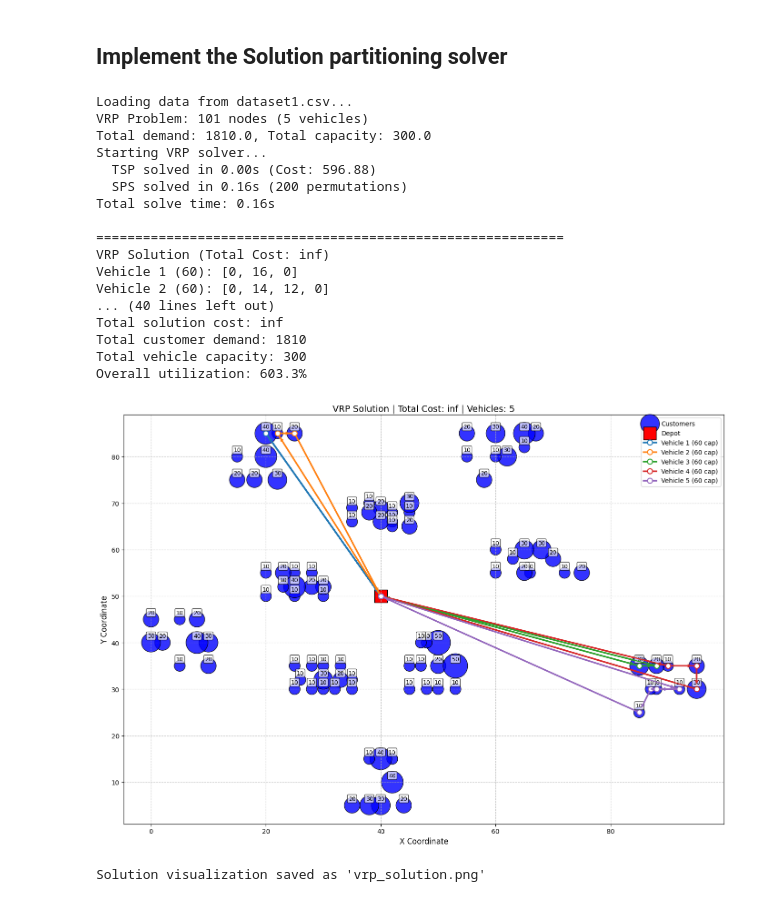
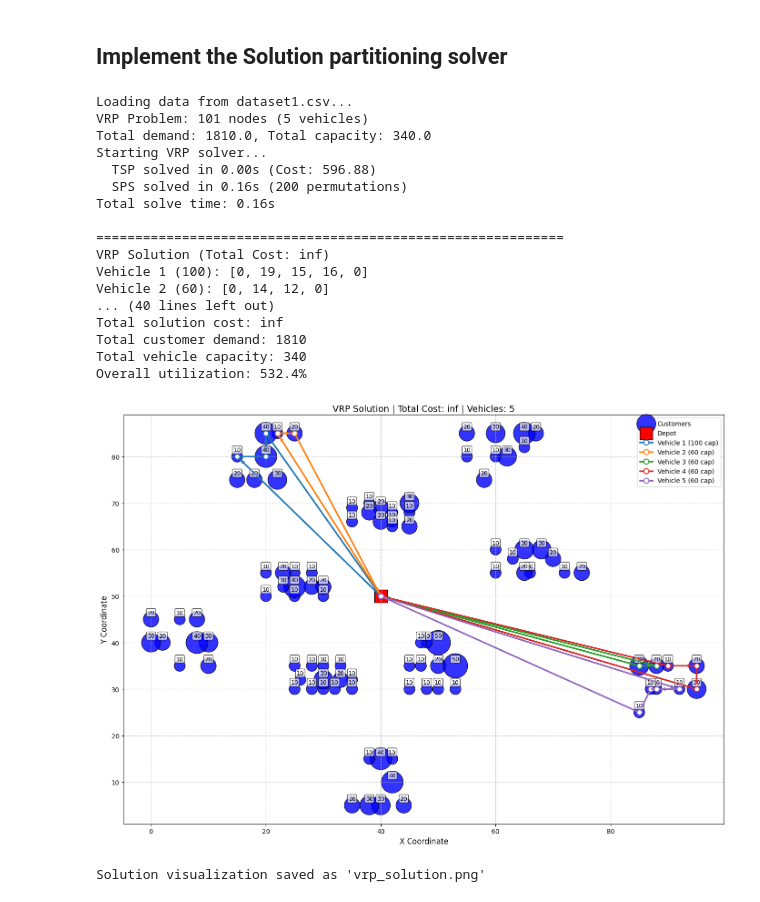
Before and after one commit to mohammadabidhafiz1294/VRP-project-work, a Jupyter notebook: SPSolver-impel.ipynb, the cells around one changed output. Cells and saved outputs as stored; diff of their text form; code cells hidden in the pictures.

Commit message:
Update vrp_solution.png with revised visual representation of the VRP solution

```diff
--- a/SPSolver-impel.ipynb
+++ b/SPSolver-impel.ipynb
@@ -119,7 +119,7 @@ from scipy.spatial.distance import pdist, squareform
 if __name__ == "__main__":
     # Configuration
     CSV_PATH = "dataset1.csv"  # Update with your CSV file path
-    VEHICLE_CAPACITIES = [60, 60, 60, 60, 60]  # Vehicle capacities
+    VEHICLE_CAPACITIES = [100, 60, 60, 60, 60]  # Vehicle capacities
     coords, dist_matrix, demands = load_data_from_csv(CSV_PATH)
     problem = VRPProblem(
                         coords=coords,
@@ -151,36 +151,36 @@ if __name__ == "__main__":
 
             print(f"Vehicle {i+1} ({problem.capacities[i]} capacity):")
             print(f"  Customers: {len(route)-2}")
             print(f"  Total demand: {demand} ({utilization:.1f}% utilization)")
             print(f"  Route cost: {cost:.2f}")
             print(f"  Route: {route}")
             print("-"*60)
 
     print(f"\nSUMMARY:")
     print(f"Total solution cost: {solution.total_cost:.2f}")
     print(f"Total customer demand: {total_demand}")
     print(f"Total vehicle capacity: {total_capacity}")
     print(f"Overall utilization: {total_demand/total_capacity*100:.1f}%")
 
     # Visualize solution
     visualize_solution(problem, solution)
 # %% [output]
 Loading data from dataset1.csv...
 VRP Problem: 101 nodes (5 vehicles)
-Total demand: 1810.0, Total capacity: 300.0
+Total demand: 1810.0, Total capacity: 340.0
 Starting VRP solver...
   TSP solved in 0.00s (Cost: 596.88)
   SPS solved in 0.16s (200 permutations)
 Total solve time: 0.16s
 
 ============================================================
 VRP Solution (Total Cost: inf)
-Vehicle 1 (60): [0, 16, 0]
+Vehicle 1 (100): [0, 19, 15, 16, 0]
 Vehicle 2 (60): [0, 14, 12, 0]
 ... (40 lines left out)
 Total solution cost: inf
 Total customer demand: 1810
-Total vehicle capacity: 300
-Overall utilization: 603.3%
+Total vehicle capacity: 340
+Overall utilization: 532.4%
-[figure, old version]
+[figure, new version]
 Solution visualization saved as 'vrp_solution.png'
```
Also changed, not shown: 1 other file.
